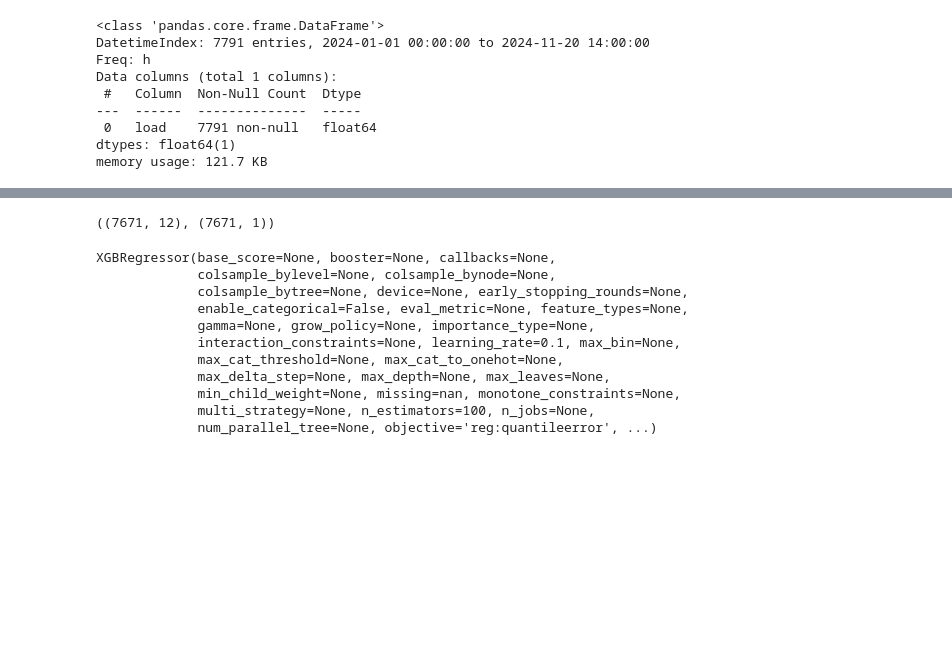
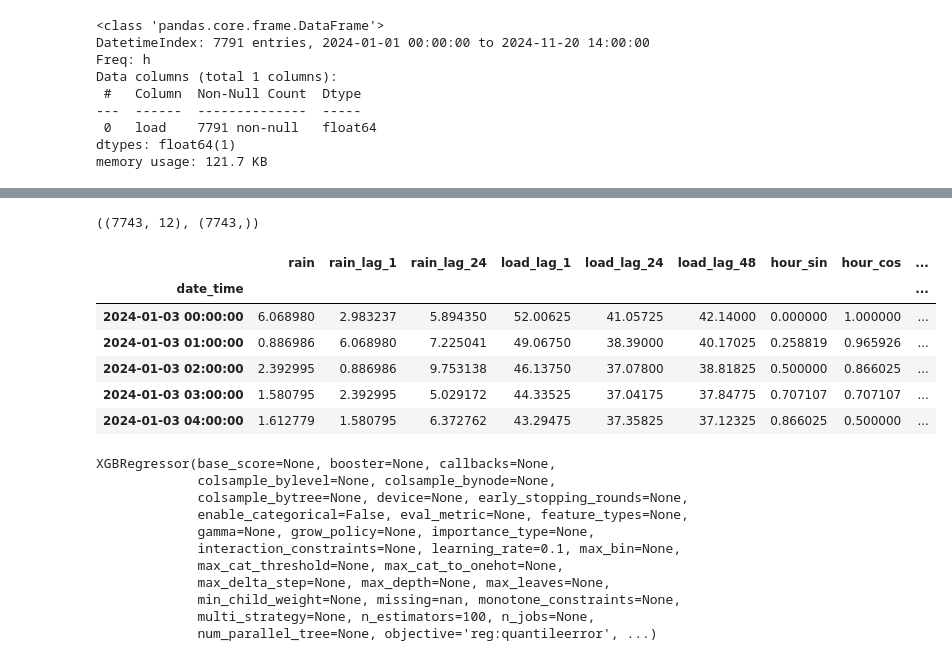
Before and after one commit to MoritzM00/proba-forecasting, a Jupyter notebook: notebooks/xgboost.ipynb, the cells around one changed output, grey strips where cells are left out. Saved outputs shown, nothing was run; the diff lists cells and outputs as text; code cells hidden in the pictures; blank space fills up the shorter version.

```diff
--- a/notebooks/xgboost.ipynb
+++ b/notebooks/xgboost.ipynb
@@ -49,29 +66,31 @@ def create_lagged_features_with_dummies(
         pd.DataFrame: DataFrame with lagged features and dummies.
     """
     X = X.copy()
+    y = y.copy()
+    y_name = y.columns[0]
     # Lagged features for exogenous variables
-    for ex in exog_variables_lagged:
-        for lag in lags_exog:
-            X[f"{ex}_lag_{lag}"] = X[ex].shift(lag)
-    # Lagged features for the target variable
-    for lag in lags_target:
-        X[f"target_lag_{lag}"] = y.shift(lag)
+    suffix = "_lag"
+    X_lags = X[exog_variables_lagged].shift(lags_exog, suffix=suffix)
+    y_lags = y.shift(lags_target, suffix=suffix)
+
+    Xy = pd.concat([X, X_lags, y_lags, y], axis=1).dropna()
 
     if include_dummies:
         # Hourly dummies
-        X["hour_sin"] = np.sin(2 * np.pi * X.index.hour / 24)
-        X["hour_cos"] = np.cos(2 * np.pi * X.index.hour / 24)
+        Xy["hour_sin"] = np.sin(2 * np.pi * Xy.index.hour / 24)
+        Xy["hour_cos"] = np.cos(2 * np.pi * Xy.index.hour / 24)
 
         # Weekly dummies
-        X["week_sin"] = np.sin(2 * np.pi * X.index.weekday / 7)
-        X["week_cos"] = np.cos(2 * np.pi * X.index.weekday / 7)
+        Xy["week_sin"] = np.sin(2 * np.pi * Xy.index.weekday / 7)
+        Xy["week_cos"] = np.cos(2 * np.pi * Xy.index.weekday / 7)
 
         # Monthly dummies
-        X["month_sin"] = np.sin(2 * np.pi * X.index.month / 12)
-        X["month_cos"] = np.cos(2 * np.pi * X.index.month / 12)
+        Xy["month_sin"] = np.sin(2 * np.pi * Xy.index.month / 12)
+        Xy["month_cos"] = np.cos(2 * np.pi * Xy.index.month / 12)
 
-    X = X.dropna()
-    y = y.loc[X.index]
+
+    X = Xy.drop(columns=y_name)
+    y = Xy[y_name]
     return X, y
 
 
@@ -90,7 +109,17 @@ X, y = create_lagged_features_with_dummies(
 )
 X.shape, y.shape
 # %% [output]
-((7671, 12), (7671, 1))
+((7743, 12), (7743,))
+# %%
+X.head()
+# %% [output]
+|  | rain | rain_lag_1 | rain_lag_24 | load_lag_1 | load_lag_24 | load_lag_48 | hour_sin | hour_cos | ... |
+| date_time |  |  |  |  |  |  |  |  | ... |
+| 2024-01-03 00:00:00 | 6.068980 | 2.983237 | 5.894350 | 52.00625 | 41.05725 | 42.14000 | 0.000000 | 1.000000 | ... |
+| 2024-01-03 01:00:00 | 0.886986 | 6.068980 | 7.225041 | 49.06750 | 38.39000 | 40.17025 | 0.258819 | 0.965926 | ... |
+| 2024-01-03 02:00:00 | 2.392995 | 0.886986 | 9.753138 | 46.13750 | 37.07800 | 38.81825 | 0.500000 | 0.866025 | ... |
+| 2024-01-03 03:00:00 | 1.580795 | 2.392995 | 5.029172 | 44.33525 | 37.04175 | 37.84775 | 0.707107 | 0.707107 | ... |
+| 2024-01-03 04:00:00 | 1.612779 | 1.580795 | 6.372762 | 43.29475 | 37.35825 | 37.12325 | 0.866025 | 0.500000 | ... |
 # %%
 # Train-test split
 X_train, X_test, y_train, y_test = train_test_split(X, y, test_size=0.2, shuffle=False)
```
Also changed, not shown: parts of 3 cells of this notebook.
